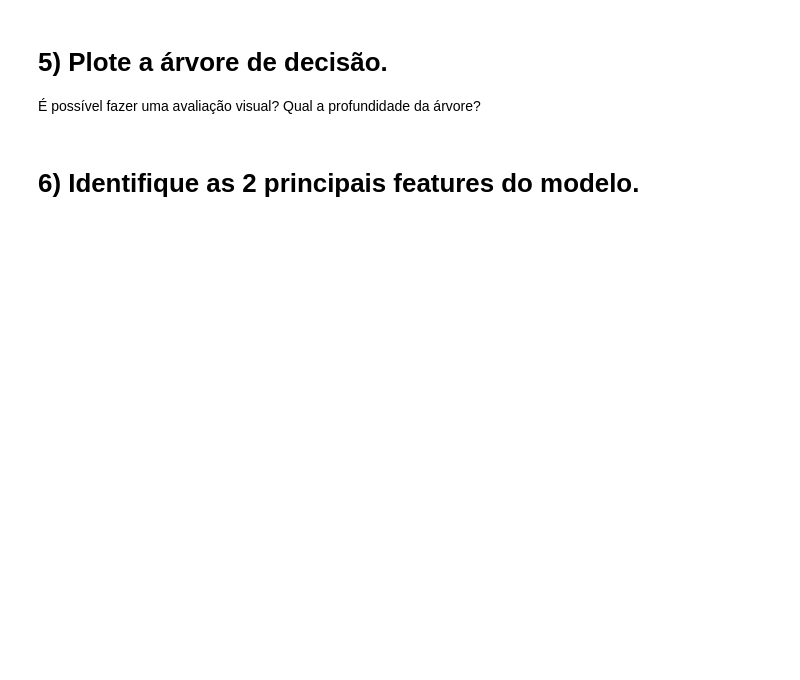
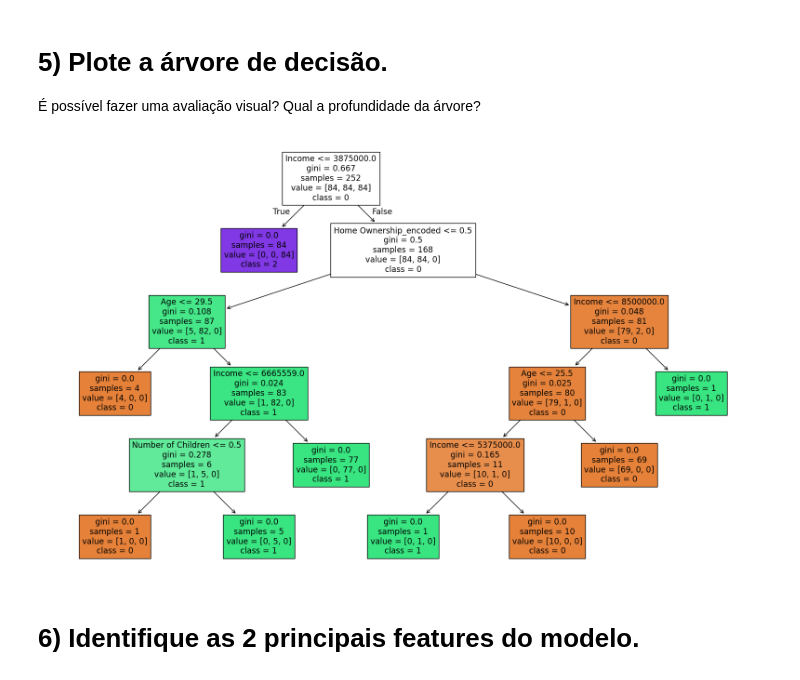
Before and after one commit to TierryW/Ciencia_de_Dados, a Jupyter notebook: Arvore_Decisao/Profissao Cientista de Dados M21 Pratique.ipynb, the cells around one changed output. Cells and saved outputs as stored; diff of their text form; code cells hidden in the pictures; blank space fills up the shorter version.

```diff
--- a/Arvore_Decisao/Profissao Cientista de Dados M21 Pratique.ipynb
+++ b/Arvore_Decisao/Profissao Cientista de Dados M21 Pratique.ipynb
@@ -31,0 +102,3 @@ Traga a acurácia para o modedlo com os dados de treino.
+# %%
+arvore = DecisionTreeClassifier(criterion='gini', random_state=0)
+arvore.fit(X_train, y_train)
@@ -41,2 +133,8 @@ Traga a acurácia para o modedlo com os dados de treino.
+# %%
+plt.figure(figsize=(20,12))
+plot_tree(arvore, filled=True, feature_names=X_train.columns, class_names=['0', '1', '2'])
+plt.show()
+# %% [output]
+[figure, added]
 # %% [markdown]
 # 6) Identifique as 2 principais features do modelo.
```
Also changed, not shown: parts of 12 cells of this notebook.
